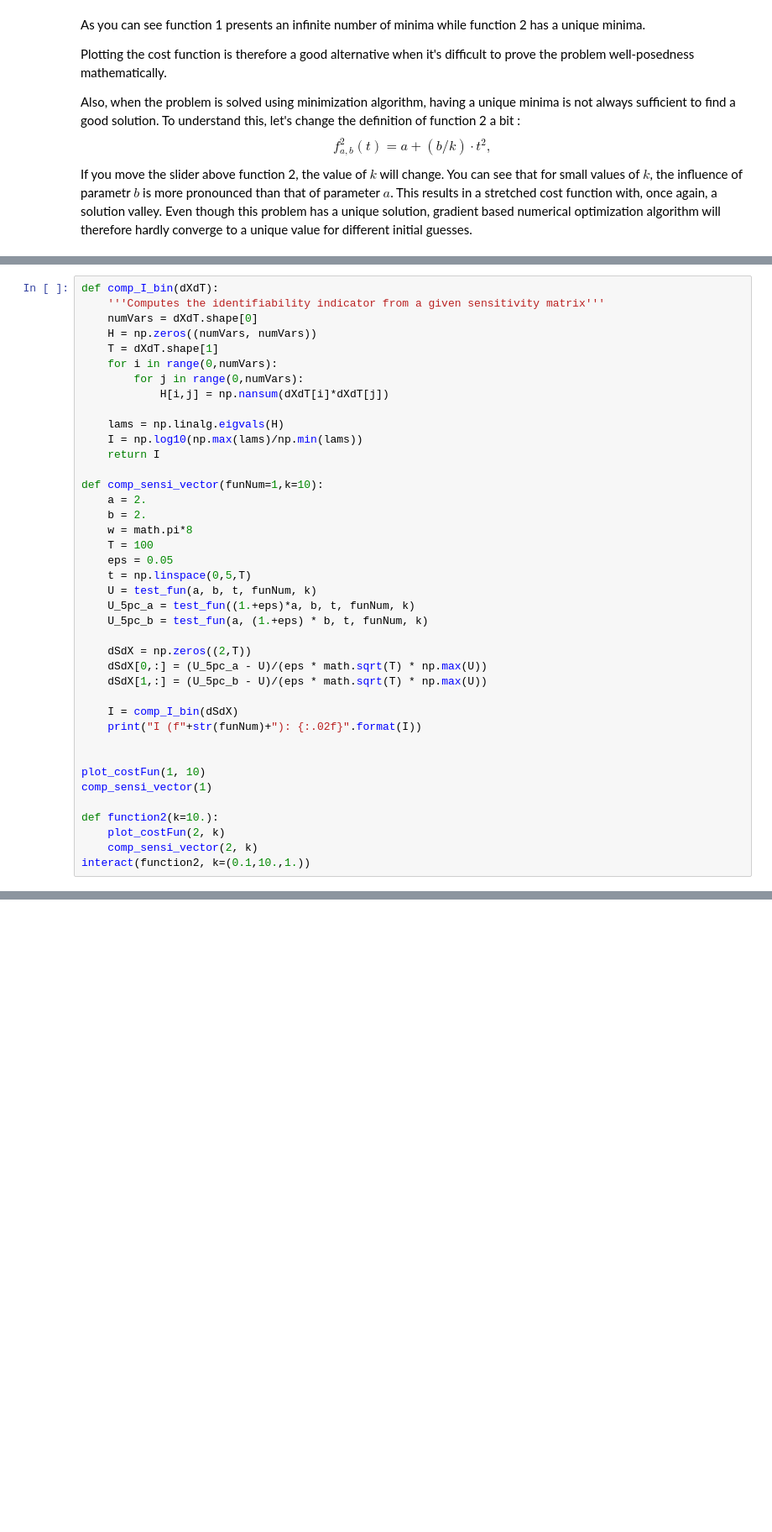
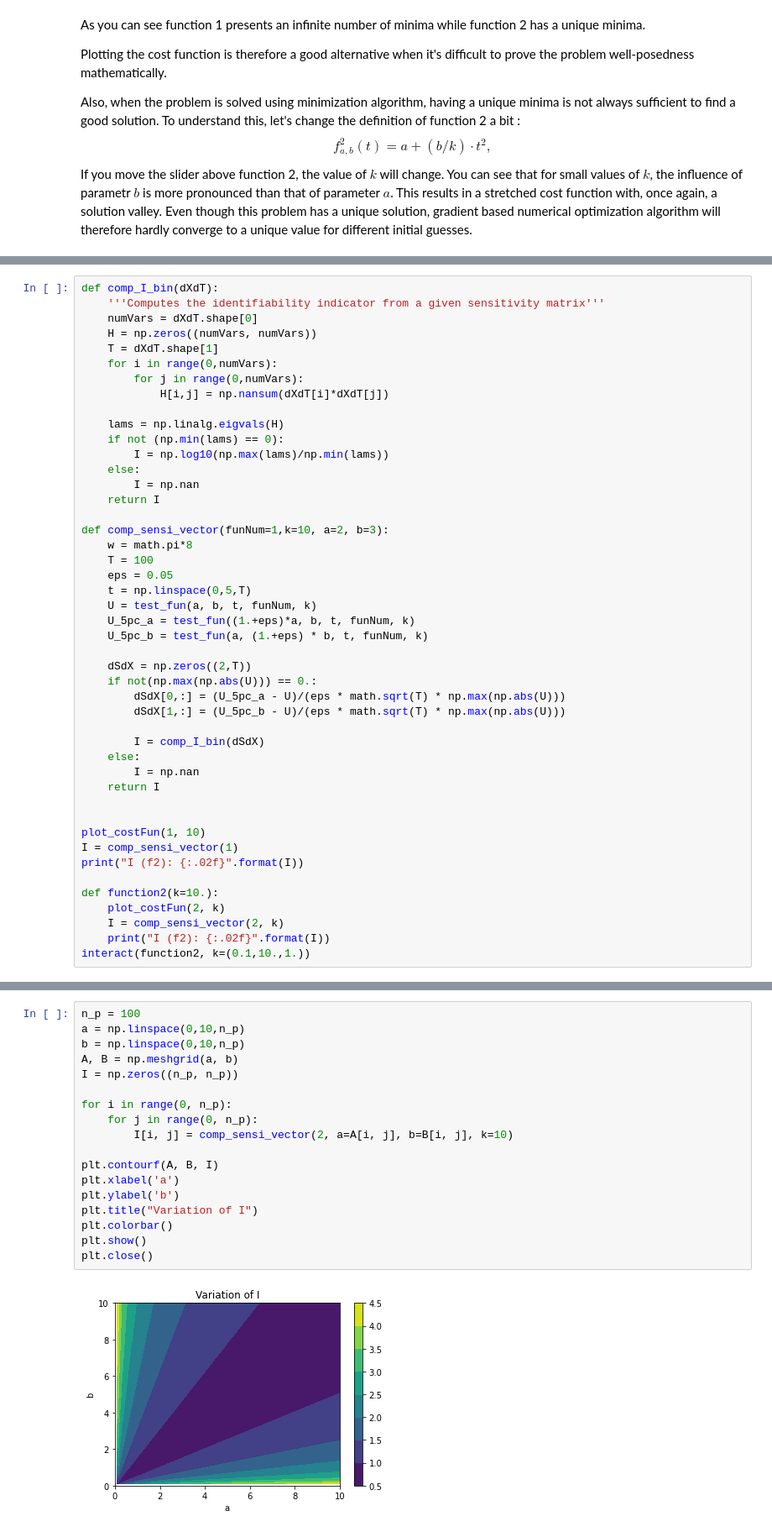
Before and after one commit to simonBreumier/Play_with_I, a Jupyter notebook: Playing with I.ipynb, the cells around one changed output, grey strips where cells are left out. Shown: that part at 84% size. Drawn from its saved outputs; the diff is of its cells as text; blank space fills up the shorter version.

```diff
--- a/Playing with I.ipynb
+++ b/Playing with I.ipynb
@@ -120,12 +120,13 @@ def comp_I_bin(dXdT):
             H[i,j] = np.nansum(dXdT[i]*dXdT[j])
 
     lams = np.linalg.eigvals(H)
-    I = np.log10(np.max(lams)/np.min(lams))
+    if not (np.min(lams) == 0):
+        I = np.log10(np.max(lams)/np.min(lams))
+    else:
+        I = np.nan
     return I
 
-def comp_sensi_vector(funNum=1,k=10):
-    a = 2.
-    b = 2.
+def comp_sensi_vector(funNum=1,k=10, a=2, b=3):
     w = math.pi*8
     T = 100
     eps = 0.05
@@ -135,18 +136,23 @@ def comp_sensi_vector(funNum=1,k=10):
     U_5pc_b = test_fun(a, (1.+eps) * b, t, funNum, k)
 
     dSdX = np.zeros((2,T))
-    dSdX[0,:] = (U_5pc_a - U)/(eps * math.sqrt(T) * np.max(U))
-    dSdX[1,:] = (U_5pc_b - U)/(eps * math.sqrt(T) * np.max(U))
+    if not(np.max(np.abs(U))) == 0.:
+        dSdX[0,:] = (U_5pc_a - U)/(eps * math.sqrt(T) * np.max(np.abs(U)))
+        dSdX[1,:] = (U_5pc_b - U)/(eps * math.sqrt(T) * np.max(np.abs(U)))
 
-    I = comp_I_bin(dSdX)
-    print("I (f"+str(funNum)+"): {:.02f}".format(I))
+        I = comp_I_bin(dSdX)
+    else:
+        I = np.nan
+    return I
 
 
 plot_costFun(1, 10)
-comp_sensi_vector(1)
+I = comp_sensi_vector(1)
+print("I (f2): {:.02f}".format(I))
 
 def function2(k=10.):
     plot_costFun(2, k)
-    comp_sensi_vector(2, k)
+    I = comp_sensi_vector(2, k)
+    print("I (f2): {:.02f}".format(I))
 interact(function2, k=(0.1,10.,1.))
 # %% [output]
@@ -159,3 +198,23 @@ As you can see function 1 presents a large value of $I$ which is consistent with
+# %%
+n_p = 100
+a = np.linspace(0,10,n_p)
+b = np.linspace(0,10,n_p)
+A, B = np.meshgrid(a, b)
+I = np.zeros((n_p, n_p))
+
+for i in range(0, n_p):
+    for j in range(0, n_p):
+        I[i, j] = comp_sensi_vector(2, a=A[i, j], b=B[i, j], k=10)
+
+plt.contourf(A, B, I)
+plt.xlabel('a')
+plt.ylabel('b')
+plt.title("Variation of I")
+plt.colorbar()
+plt.show()
+plt.close()
+# %% [output]
+[figure, added]
 # %% [markdown]
 ## Colinearity and noise
 ----
```
Also changed, not shown: parts of 6 cells of this notebook.
